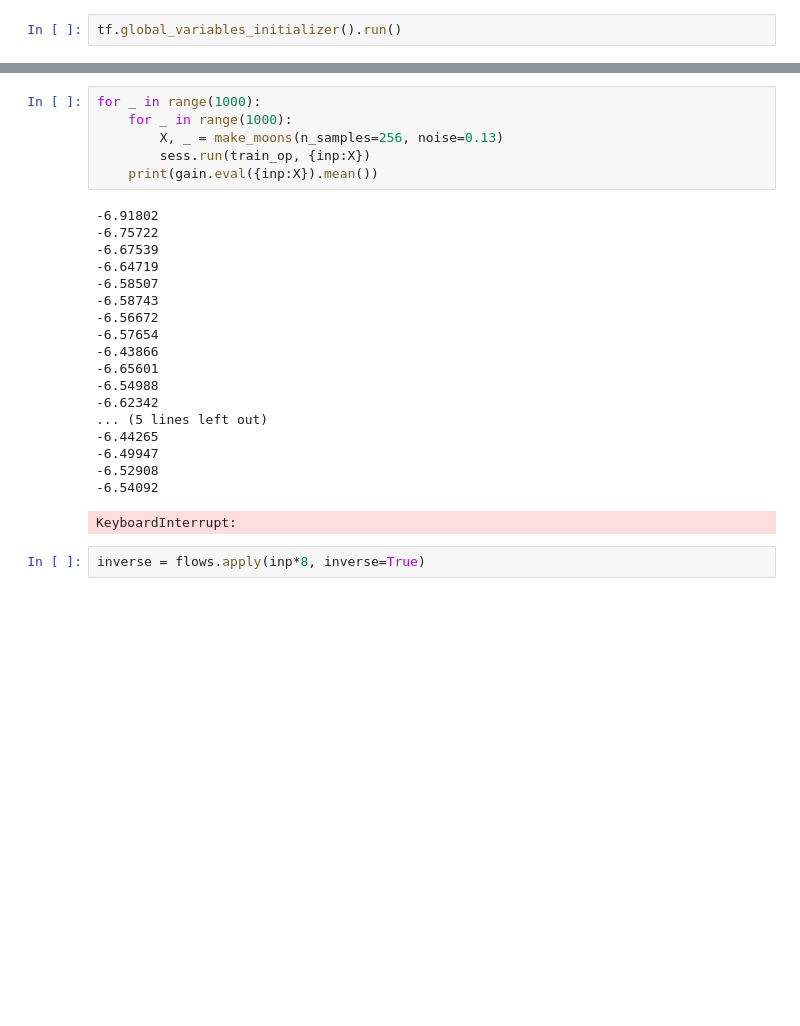
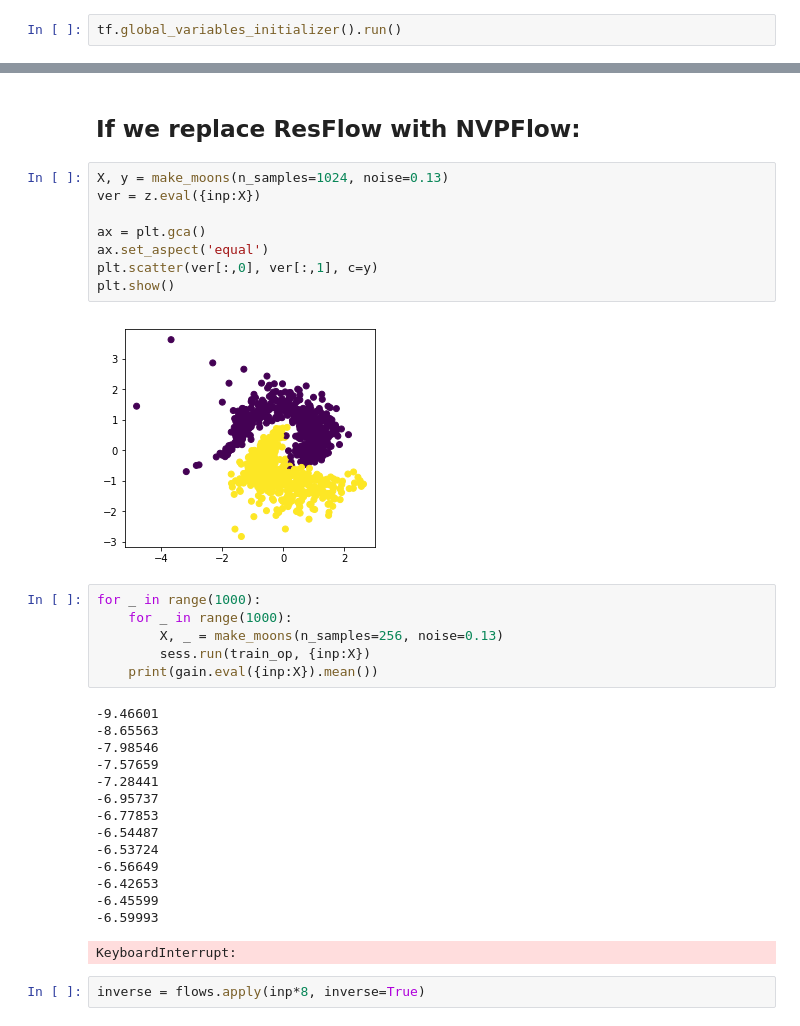
Before and after one commit to npetrenko/real_nvp, a Jupyter notebook: NVP-all.ipynb, the cells around one changed output, grey strips where cells are left out. Cells and saved outputs as stored; diff of their text form; blank space fills up the shorter version.

```diff
--- a/NVP-all.ipynb
+++ b/NVP-all.ipynb
@@ -68,3 +68,15 @@ plt.show()
+# %% [markdown]
+## If we replace ResFlow with NVPFlow:
+# %%
+X, y = make_moons(n_samples=1024, noise=0.13)
+ver = z.eval({inp:X})
+
+ax = plt.gca()
+ax.set_aspect('equal')
+plt.scatter(ver[:,0], ver[:,1], c=y)
+plt.show()
+# %% [output]
+[figure, added]
 # %%
 for _ in range(1000):
     for _ in range(1000):
@@ -72,23 +84,19 @@ for _ in range(1000):
         sess.run(train_op, {inp:X})
     print(gain.eval({inp:X}).mean())
 # %% [output]
--6.91802
--6.75722
--6.67539
--6.64719
--6.58507
--6.58743
--6.56672
--6.57654
--6.43866
--6.65601
--6.54988
--6.62342
-... (5 lines left out)
--6.44265
--6.49947
--6.52908
--6.54092
+-9.46601
+-8.65563
+-7.98546
+-7.57659
+-7.28441
+-6.95737
+-6.77853
+-6.54487
+-6.53724
+-6.56649
+-6.42653
+-6.45599
+-6.59993
 KeyboardInterrupt:
 # %%
 inverse = flows.apply(inp*8, inverse=True)
```
Also changed, not shown: parts of 3 cells of this notebook.
